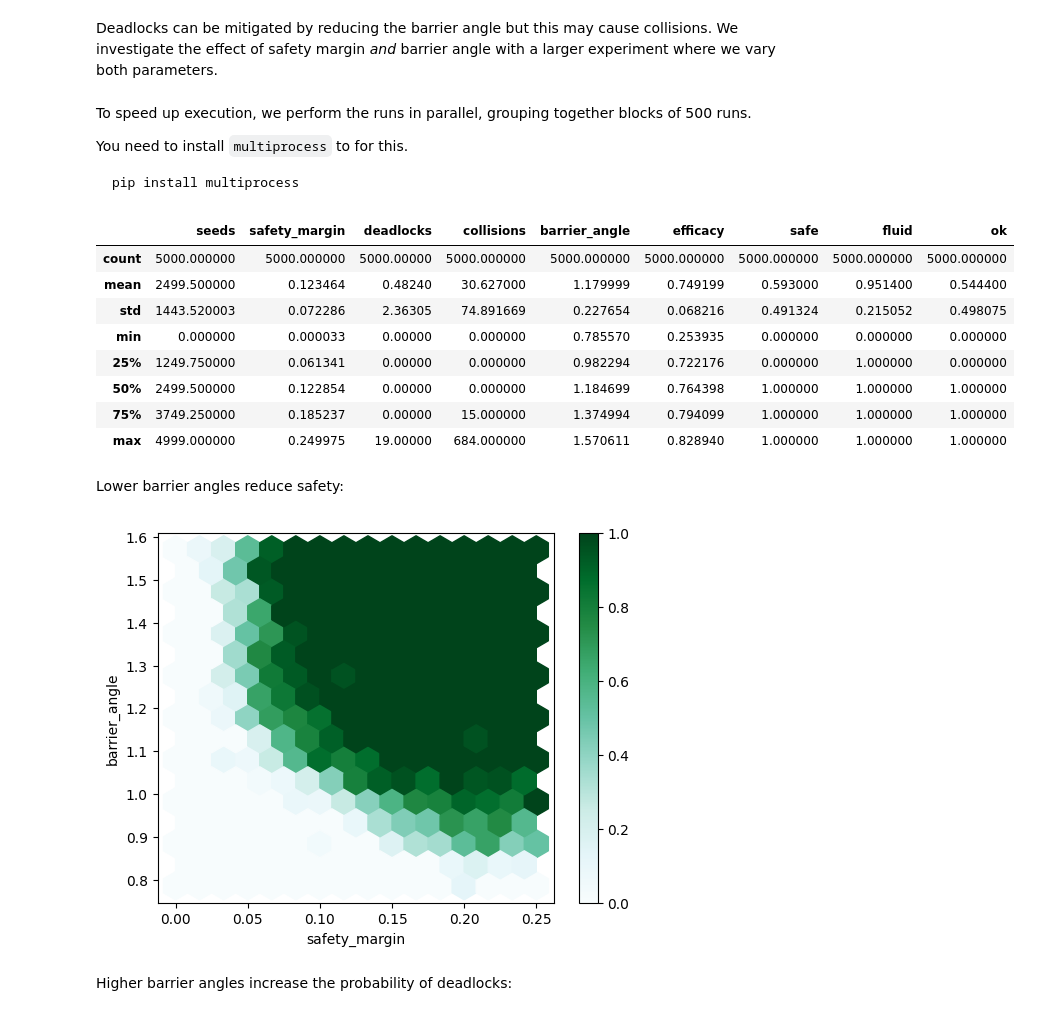
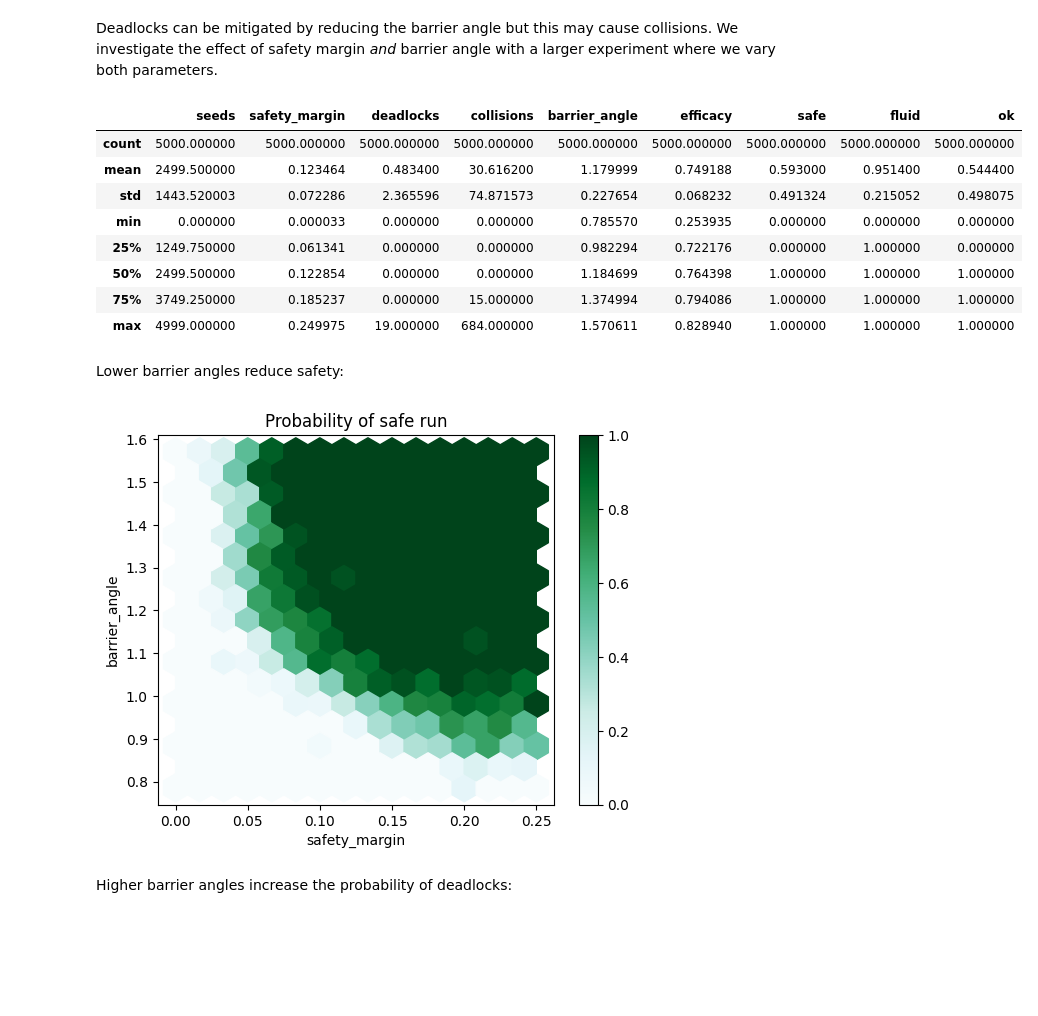
Before and after one commit to idsia-robotics/navground, a Jupyter notebook: docs/tutorials/deadlocks_and_collisions.ipynb, the cells around one changed output. Drawn from its saved outputs; the diff is of its cells as text; code cells hidden in the pictures; blank space fills up the shorter version.

````diff
--- a/docs/tutorials/deadlocks_and_collisions.ipynb
+++ b/docs/tutorials/deadlocks_and_collisions.ipynb
@@ -172,17 +171,20 @@ scenario:
         range: 5.0
 """
 # %%
+from tqdm.notebook import tqdm
+
 experiment = sim.load_experiment(yaml)
+experiment.save_directory = ""
 
-with experiment.tqdm():
-    experiment.run()
+with tqdm() as bar:
+    experiment.setup_tqdm(bar)
+    experiment.run(keep=True, number_of_threads=8)
 # %% [markdown]
 We import all relevant data into a pandas frame where we also define
 - "safe": no collisions
 - "fluid": no deadlocks
 - "ok": when safe and fluid
 # %%
-import h5py
 import numpy as np
 import pandas as pd
 
@@ -192,24 +194,23 @@ def count_deadlocks(deadlock_time, final_time):
     return sum(is_deadlocked)
 
 def extract_data(experiment):
-    data = h5py.File(experiment.path)
     collisions = []
     deadlocks = []
     efficacy = []
     sms = []
     bas = []
     seeds = []
-    for i, g in data.items():
-        world = sim.load_world(g.attrs['world'])
+    for i, run in experiment.runs.items():
+        world = run.world
         sm = np.unique([agent.behavior.safety_margin for agent in world.agents])
         ba = np.unique([agent.behavior.barrier_angle for agent in world.agents])
         sms += list(sm)
         bas += list(ba)
-        seeds.append(g.attrs['seed'])
-        final_time = g.attrs['steps'] * g.attrs['time_step']
-        deadlocks.append(count_deadlocks(np.asarray(g['deadlocks']), final_time))
-        collisions.append(len(g['collisions']))
-        efficacy.append(np.asarray(g['efficacy']).mean())
+        seeds.append(run.seed)
+        final_time = run.world.time
+        deadlocks.append(count_deadlocks(run.deadlocks, final_time))
+        collisions.append(len(run.collisions))
+        efficacy.append(run.efficacy.mean())
 
     df = pd.DataFrame({
         'seeds': seeds,
@@ -305,11 +303,3 @@ scenario:
         type: Bounded
         range: 5.0
 """
-# %% [markdown]
-To speed up execution, we perform the runs in parallel, grouping together blocks of 500 runs.
-
-You need to install `multiprocess` to for this.
-
-```
-pip install multiprocess
-```
@@ -335,22 +306,30 @@ data = run_in_parallel(yaml, 500, 5000)
+# %%
+experiment = sim.load_experiment(yaml)
+
+with tqdm() as bar:
+    experiment.setup_tqdm(bar)
+    experiment.run(keep=True, number_of_threads=8)
 # %%
+data = extract_data(experiment)
 data.describe()
 # %% [output]
 |  | seeds | safety_margin | deadlocks | collisions | barrier_angle | efficacy | safe | fluid | ok |
-| count | 5000.000000 | 5000.000000 | 5000.00000 | 5000.000000 | 5000.000000 | 5000.000000 | 5000.000000 | 5000.000000 | 5000.000000 |
-| mean | 2499.500000 | 0.123464 | 0.48240 | 30.627000 | 1.179999 | 0.749199 | 0.593000 | 0.951400 | 0.544400 |
-| std | 1443.520003 | 0.072286 | 2.36305 | 74.891669 | 0.227654 | 0.068216 | 0.491324 | 0.215052 | 0.498075 |
-| min | 0.000000 | 0.000033 | 0.00000 | 0.000000 | 0.785570 | 0.253935 | 0.000000 | 0.000000 | 0.000000 |
-| 25% | 1249.750000 | 0.061341 | 0.00000 | 0.000000 | 0.982294 | 0.722176 | 0.000000 | 1.000000 | 0.000000 |
-| 50% | 2499.500000 | 0.122854 | 0.00000 | 0.000000 | 1.184699 | 0.764398 | 1.000000 | 1.000000 | 1.000000 |
-| 75% | 3749.250000 | 0.185237 | 0.00000 | 15.000000 | 1.374994 | 0.794099 | 1.000000 | 1.000000 | 1.000000 |
-| max | 4999.000000 | 0.249975 | 19.00000 | 684.000000 | 1.570611 | 0.828940 | 1.000000 | 1.000000 | 1.000000 |
+| count | 5000.000000 | 5000.000000 | 5000.000000 | 5000.000000 | 5000.000000 | 5000.000000 | 5000.000000 | 5000.000000 | 5000.000000 |
+| mean | 2499.500000 | 0.123464 | 0.483400 | 30.616200 | 1.179999 | 0.749188 | 0.593000 | 0.951400 | 0.544400 |
+| std | 1443.520003 | 0.072286 | 2.365596 | 74.871573 | 0.227654 | 0.068232 | 0.491324 | 0.215052 | 0.498075 |
+| min | 0.000000 | 0.000033 | 0.000000 | 0.000000 | 0.785570 | 0.253935 | 0.000000 | 0.000000 | 0.000000 |
+| 25% | 1249.750000 | 0.061341 | 0.000000 | 0.000000 | 0.982294 | 0.722176 | 0.000000 | 1.000000 | 0.000000 |
+| 50% | 2499.500000 | 0.122854 | 0.000000 | 0.000000 | 1.184699 | 0.764398 | 1.000000 | 1.000000 | 1.000000 |
+| 75% | 3749.250000 | 0.185237 | 0.000000 | 15.000000 | 1.374994 | 0.794086 | 1.000000 | 1.000000 | 1.000000 |
+| max | 4999.000000 | 0.249975 | 19.000000 | 684.000000 | 1.570611 | 0.828940 | 1.000000 | 1.000000 | 1.000000 |
 # %% [markdown]
 Lower barrier angles reduce safety:
 # %%
 data.plot.hexbin(x="safety_margin", y="barrier_angle", C="safe",
-                 reduce_C_function=np.mean, gridsize=15);
+                 reduce_C_function=np.mean, gridsize=15,
+                 title="Probability of safe run");
 # %% [output]
-[figure, old version]
+[figure, new version]
 # %% [markdown]
 Higher barrier angles increase the probability of deadlocks:
 # %%
````
Also changed, not shown: parts of 10 cells of this notebook, 17 other files.
